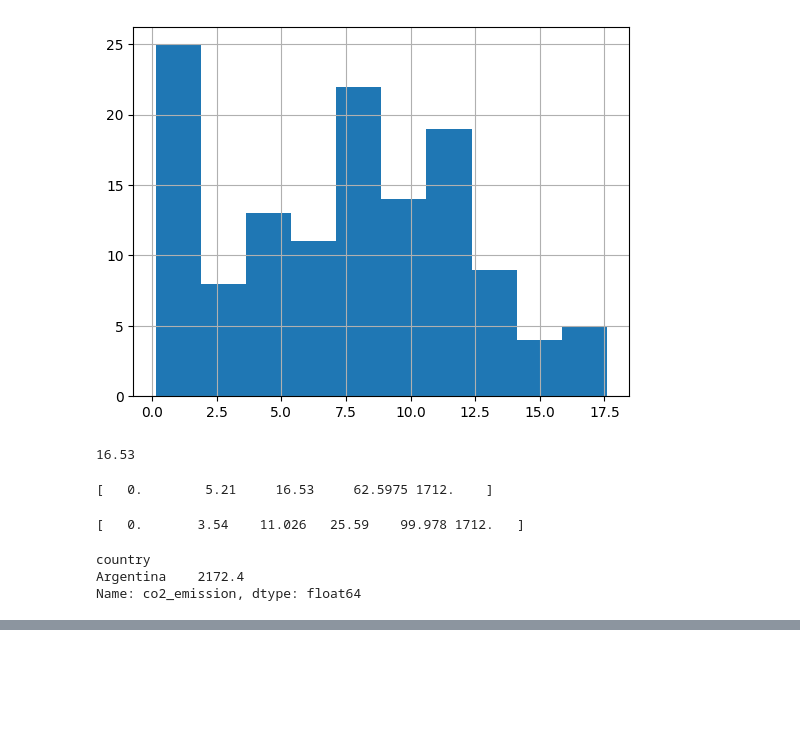
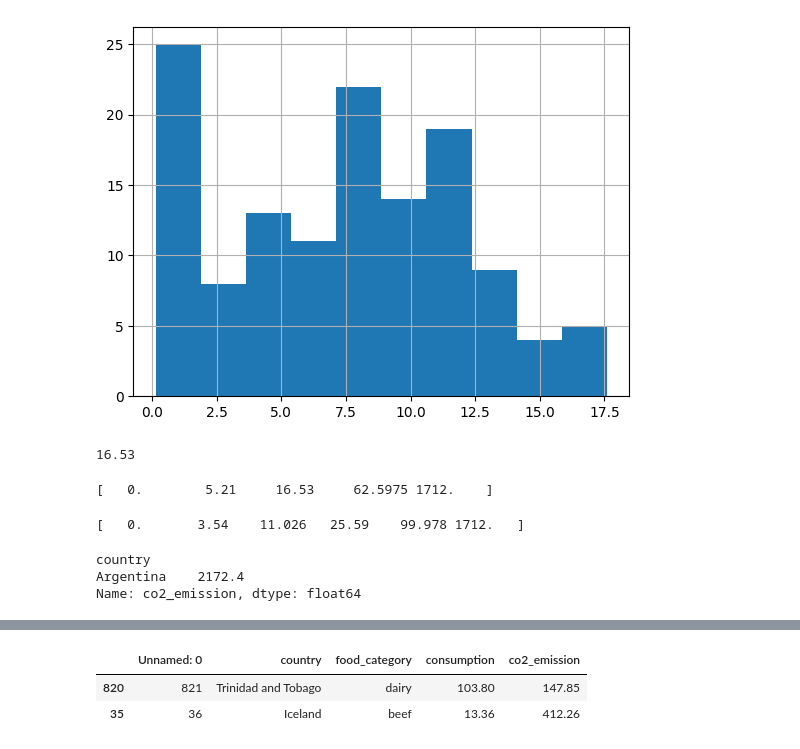
Before and after one commit to esragcetnky/DataCampCourses, a Jupyter notebook: Statistics_Fundamentals_in_Python/1_intro_stats.ipynb, the cells around one changed output, grey strips where cells are left out. Saved outputs shown, nothing was run; the diff lists cells and outputs as text; code cells hidden in the pictures; blank space fills up the shorter version.

```diff
--- a/Statistics_Fundamentals_in_Python/1_intro_stats.ipynb
+++ b/Statistics_Fundamentals_in_Python/1_intro_stats.ipynb
@@ -102,0 +112,7 @@ Name: co2_emission, dtype: float64
+# %%
+np.random.seed(10)
+food_consumption.sample(2)
+# %% [output]
+|  | Unnamed: 0 | country | food_category | consumption | co2_emission |
+| 820 | 821 | Trinidad and Tobago | dairy | 103.80 | 147.85 |
+| 35 | 36 | Iceland | beef | 13.36 | 412.26 |
```
Also changed, not shown: parts of 9 cells of this notebook.
